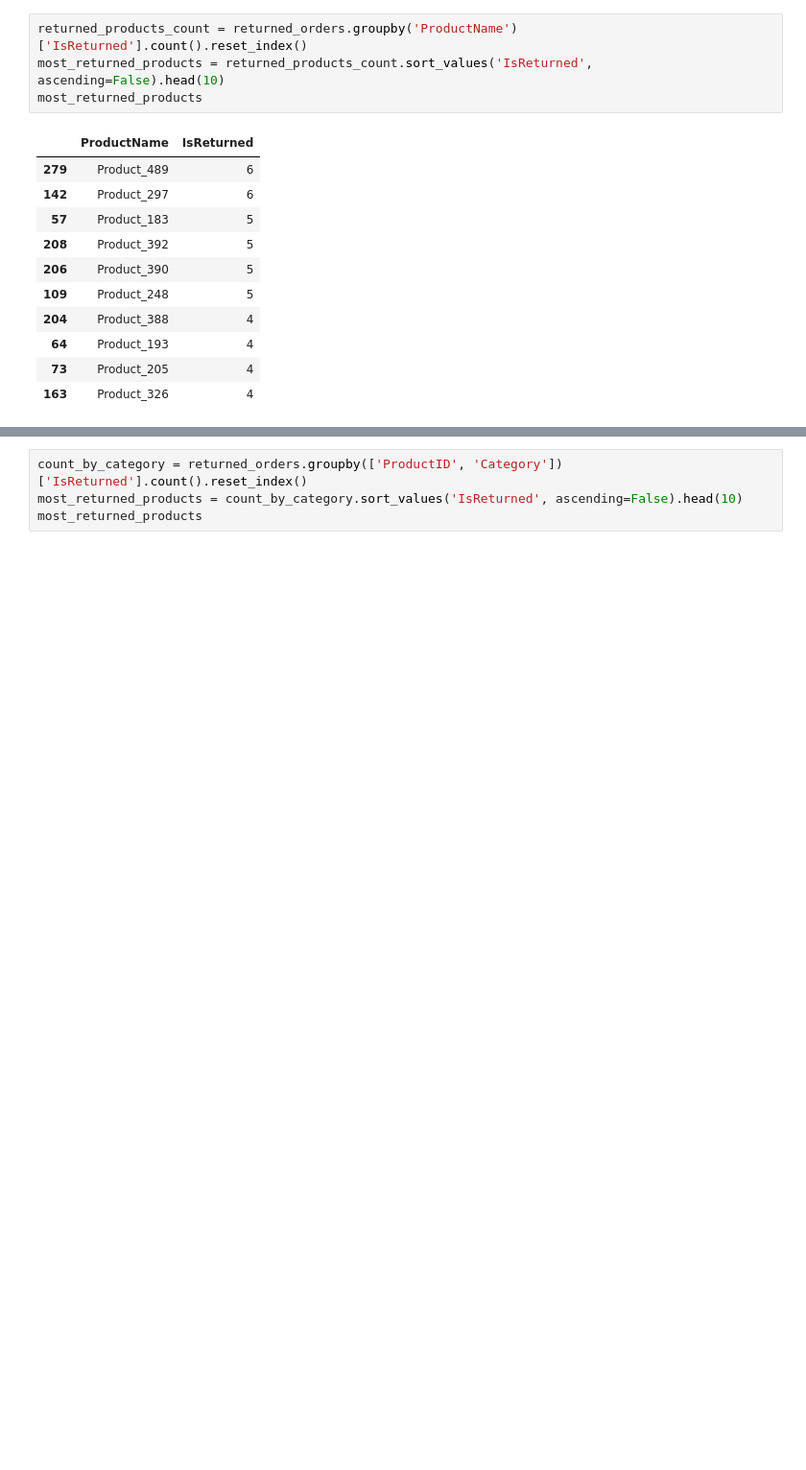
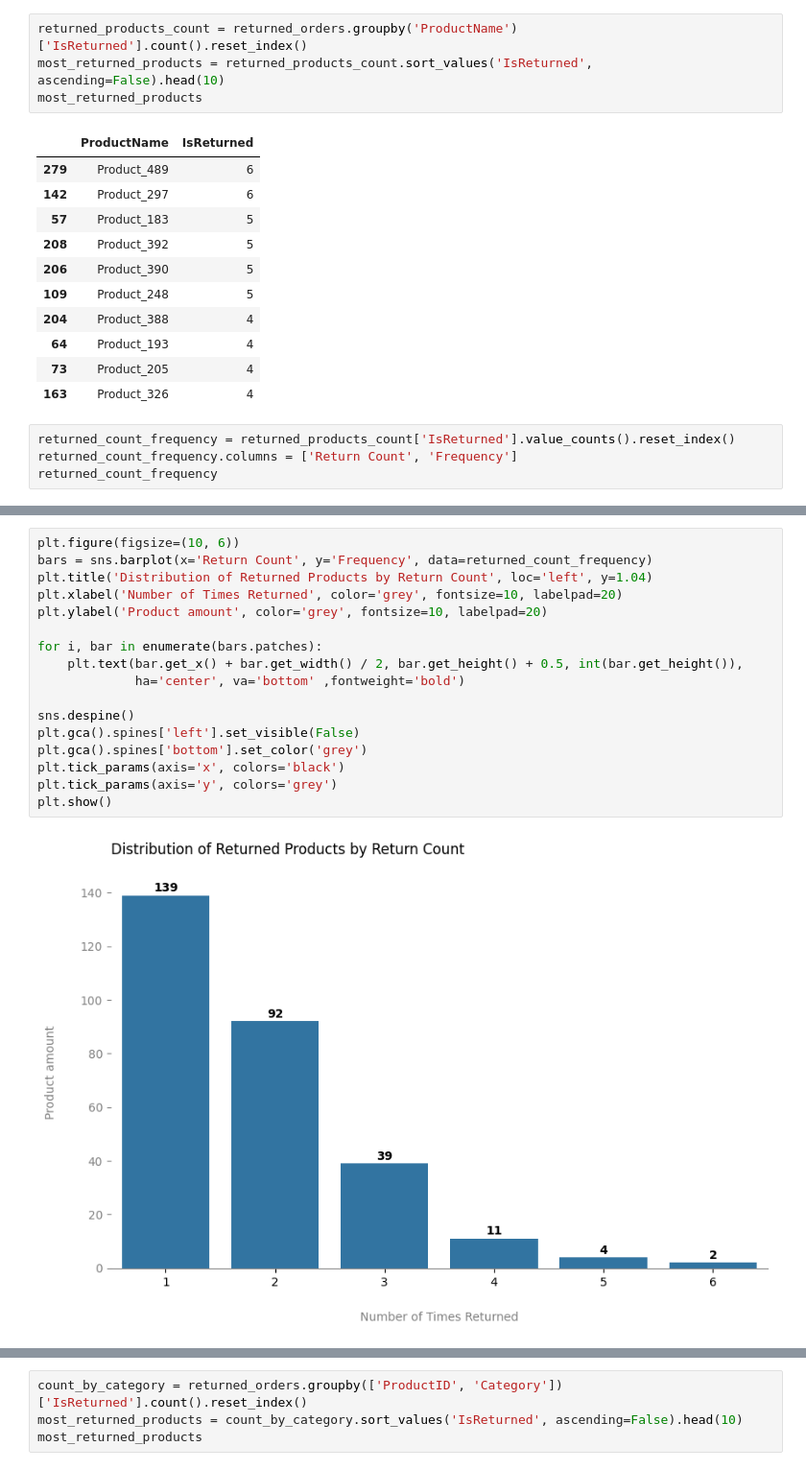
Before and after one commit to YuliaVK/Data-Analytics, a Jupyter notebook: EDA_Sales/notebooks/Sales_EDA.ipynb, the cells around one changed output, grey strips where cells are left out. Shown at 96% size. Cells and saved outputs as stored; diff of their text form; blank space fills up the shorter version.

```diff
--- a/EDA_Sales/notebooks/Sales_EDA.ipynb
+++ b/EDA_Sales/notebooks/Sales_EDA.ipynb
@@ -847,3 +847,7 @@ most_returned_products
 | 64 | Product_193 | 4 |
 | 73 | Product_205 | 4 |
 | 163 | Product_326 | 4 |
+# %%
+returned_count_frequency = returned_products_count['IsReturned'].value_counts().reset_index()
+returned_count_frequency.columns = ['Return Count', 'Frequency']
+returned_count_frequency
@@ -849,0 +862,19 @@ most_returned_products
+# %%
+plt.figure(figsize=(10, 6))
+bars = sns.barplot(x='Return Count', y='Frequency', data=returned_count_frequency)
+plt.title('Distribution of Returned Products by Return Count', loc='left', y=1.04)
+plt.xlabel('Number of Times Returned', color='grey', fontsize=10, labelpad=20)
+plt.ylabel('Product amount', color='grey', fontsize=10, labelpad=20)
+
+for i, bar in enumerate(bars.patches):
+    plt.text(bar.get_x() + bar.get_width() / 2, bar.get_height() + 0.5, int(bar.get_height()),
+             ha='center', va='bottom' ,fontweight='bold')
+
+sns.despine()
+plt.gca().spines['left'].set_visible(False)
+plt.gca().spines['bottom'].set_color('grey')
+plt.tick_params(axis='x', colors='black')
+plt.tick_params(axis='y', colors='grey')
+plt.show()
+# %% [output]
+[figure, added]
```
Also changed, not shown: parts of 2 cells of this notebook.
